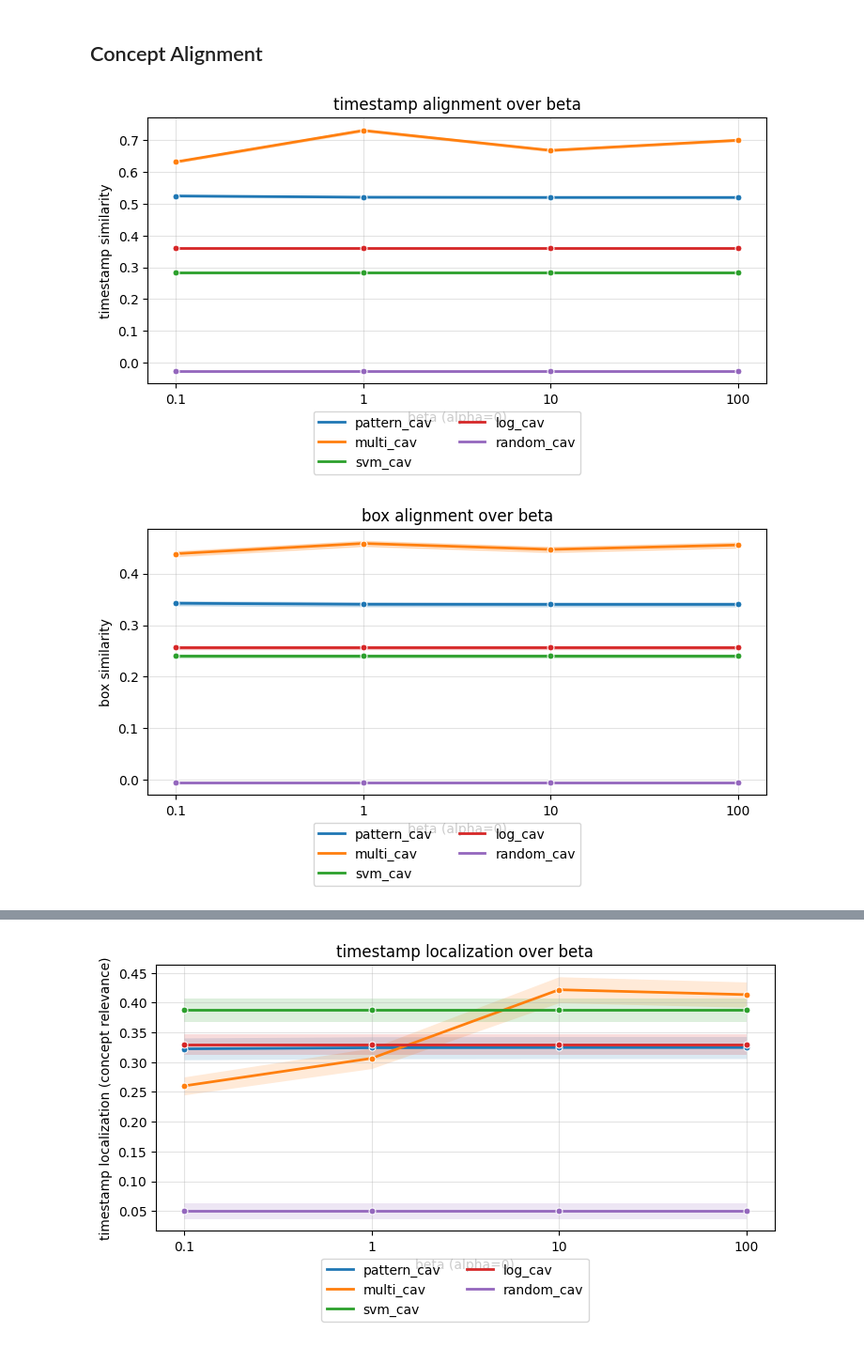
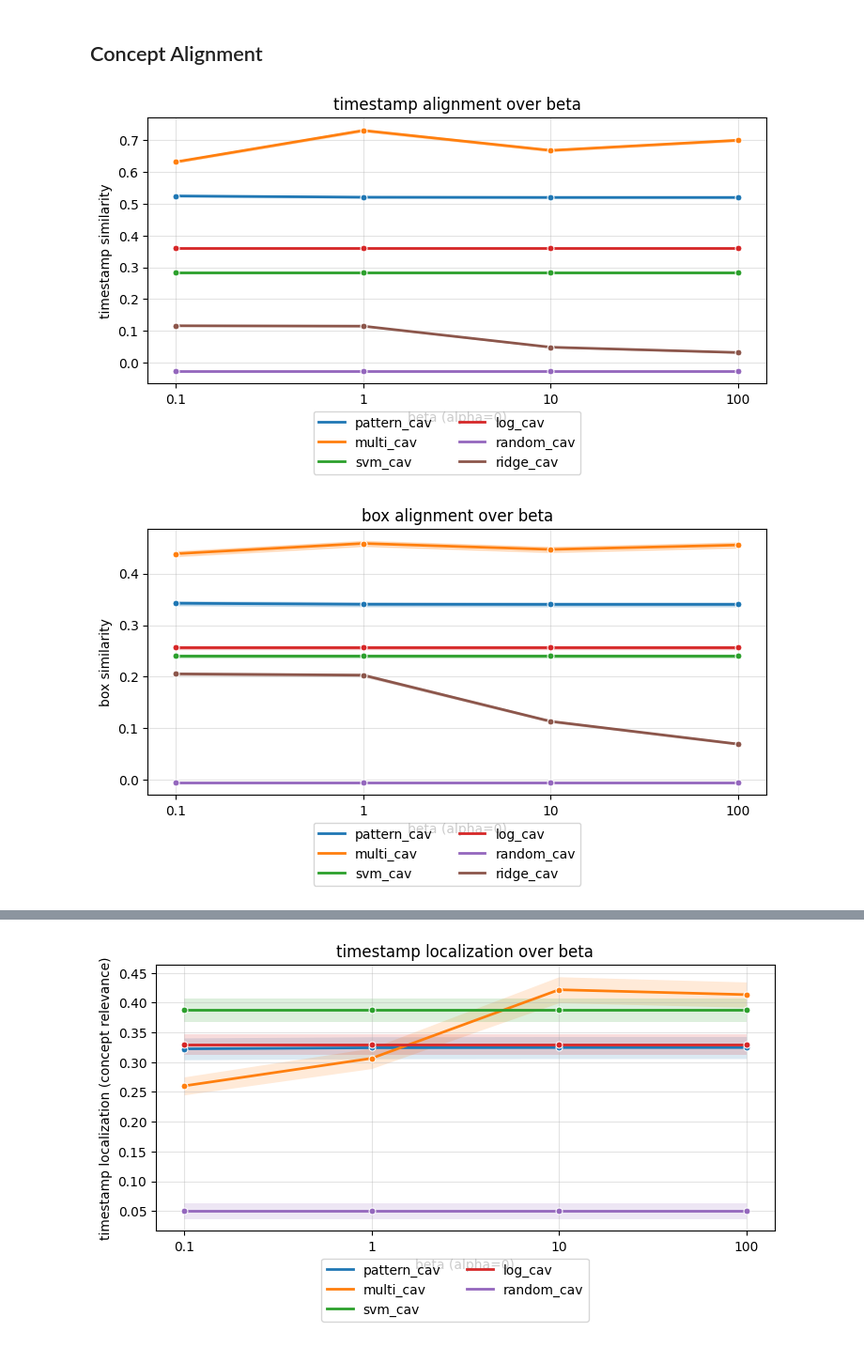
Before and after one commit to erenerogullari/cav-disentanglement, a Jupyter notebook: notebooks/experiment_figures.ipynb, the cells around one changed output, grey strips where cells are left out. Shown at 94% size. Cells and saved outputs as stored; diff of their text form; code cells hidden in the pictures.

Commit message:
implement ridge_cav

```diff
--- a/notebooks/experiment_figures.ipynb
+++ b/notebooks/experiment_figures.ipynb
@@ -759,44 +759,44 @@ def plot_artifact_similarity_over_alpha_beta(
     y_max = float(y_upper.max())
     y_pad = 0.05 if y_max == y_min else 0.05 * (y_max - y_min)
     ax.set_ylim(y_min - y_pad, y_max + y_pad)
 
     fig.subplots_adjust(bottom=0.25)
     fig.legend(
         legend_handles,
         legend_labels,
         loc="lower center",
         ncol=2,
         bbox_to_anchor=(0.5, 0.02),
         frameon=True,
     )
 
     save_root.mkdir(parents=True, exist_ok=True)
     fname = f"{artifact}_similarity_{axis_info['file_suffix']}_line"
     for ext in ["png", "pdf"]:
         fig.savefig(save_root / f"{fname}.{ext}", bbox_inches="tight", dpi=300)
     plt.show()
 
     return plot_df
 
 
 plot_df = plot_artifact_similarity_over_alpha_beta(
-    cav_types=("pattern_cav", "multi_cav", "svm_cav", "log_cav", "random_cav"),
+    cav_types=("pattern_cav", "multi_cav", "svm_cav", "log_cav", "random_cav", "ridge_cav"),
     artifact="timestamp",
     alphas=(0, 0, 0, 0),
     betas=(0.1, 1, 10, 100),
     targets=("timestamp", "box", "brightness"),
 )
 # %% [output]
-[figure, old version]
+[figure, new version]
 # %%
 plot_df = plot_artifact_similarity_over_alpha_beta(
-    cav_types=("pattern_cav", "multi_cav", "svm_cav", "log_cav", "random_cav"),
+    cav_types=("pattern_cav", "multi_cav", "svm_cav", "log_cav", "random_cav", "ridge_cav"),
     artifact="box",
     alphas=(0, 0, 0, 0),
     betas=(0.1, 1, 10, 100),
     targets=("timestamp", "box", "brightness"),
 )
 # %% [output]
-[figure, old version]
+[figure, new version]
 # %%
 plot_df = plot_artifact_similarity_over_alpha_beta(
```
Also changed, not shown: parts of 1 cell of this notebook, 8 other files.
